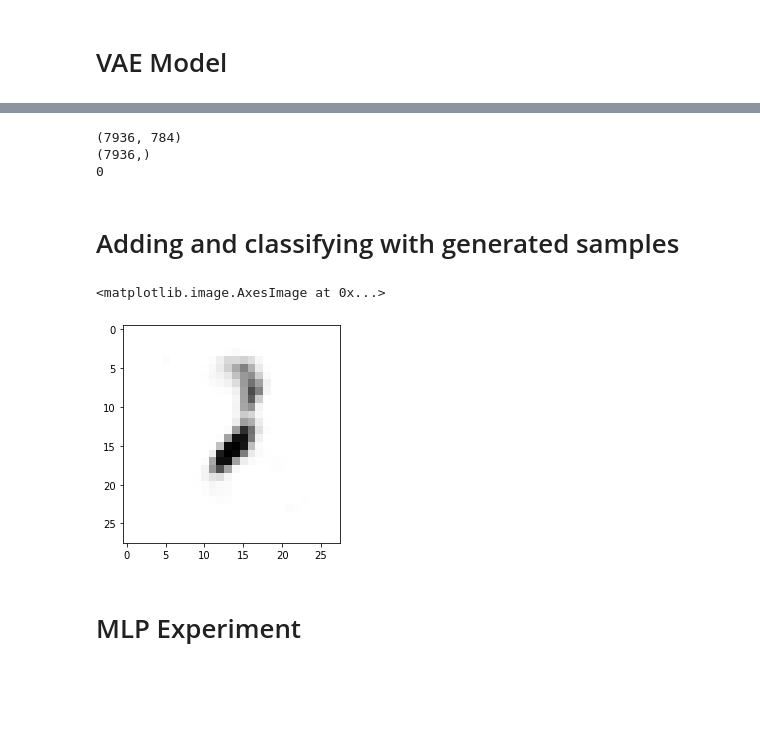
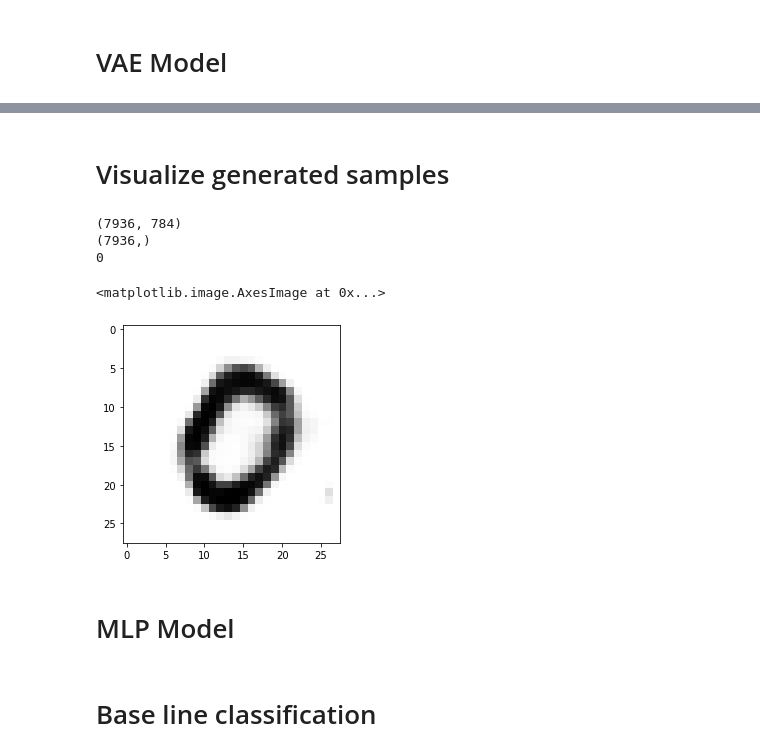
Before and after one commit to adamuag/Imbalance_data, a Jupyter notebook: minst_digits.ipynb, the cells around one changed output, grey strips where cells are left out. Cells and saved outputs as stored; diff of their text form; code cells hidden in the pictures; blank space fills up the shorter version.

```diff
--- a/minst_digits.ipynb
+++ b/minst_digits.ipynb
@@ -276,29 +281,30 @@ Iter: 99000 Loss: 103.3
 # %%
-samples = []
-gen_labels =[]
-for r in range(62):
-    for index in range(2):
-        gen_labels = gen_labels + [index]*mb_size
-        y = np.zeros([mb_size, y_dim])
-        y[range(mb_size), index] = 1
-        samples.extend(sess.run(X_samples,
-                               feed_dict={z: np.random.randn(mb_size, z_dim), c: y}))
+def generate_samples():
+    samples = []
+    gen_labels =[]
+    for r in range(62):
+        for index in range(2):
+            gen_labels = gen_labels + [index]*mb_size
+            y = np.zeros([mb_size, y_dim])
+            y[range(mb_size), index] = 1
+            samples.extend(sess.run(X_samples,
+                                   feed_dict={z: np.random.randn(mb_size, z_dim), c: y}))
 
-gen_samples = np.array(samples)
-gen_labels = np.array(gen_labels)
-print(gen_samples.shape)
-print(gen_labels.shape)
-print(gen_labels[0])
+    gen_samples = np.array(samples)
+    gen_labels = np.array(gen_labels)
+    print(gen_samples.shape)
+    print(gen_labels.shape)
+    print(gen_labels[0])
+
+    return gen_samples, gen_labels
-# %% [output]
-(7936, 784)
-(7936,)
-0
 # %% [markdown]
-# Adding and classifying with generated samples
+# Visualize generated samples
 # %%
-plt.imshow(np.reshape(gen_samples[65],(28,28)), cmap=plt.cm.gray_r, interpolation='nearest')
-#np.save('mnist_gen_data.npy', gen_samples)
-#np.save('mnist_gen_labels.npy', gen_labels)
+aug_data, aug_labels = generate_samples()
+plt.imshow(np.reshape(aug_data[0],(28,28)), cmap=plt.cm.gray_r, interpolation='nearest')
 # %% [output]
-<matplotlib.image.AxesImage at 0x...>
+(7936, 784)
+(7936,)
+0
+<matplotlib.image.AxesImage at 0x...>
-[figure, old version]
+[figure, new version]
@@ -308,5 +311,5 @@ Y = np.concatenate([np.reshape(gr_labels, -1), gen_labels])
 # %% [markdown]
-# MLP Experiment
+# MLP Model
 # %%
 from tensorflow.keras.layers import Dense, BatchNormalization, Dropout, Input, Flatten
 from tensorflow.keras.models import Sequential
@@ -332,6 +335,8 @@ def build_model(input_shape=(784,), num_classes=10):
     model.compile(loss="categorical_crossentropy", optimizer="adam", metrics=["accuracy"])
     model.summary()
     return model
+# %% [markdown]
+# Base line classification
 # %%
 bl_model = build_model()
 batch_size=64
```
Also changed, not shown: parts of 15 cells of this notebook, 2 other files.
